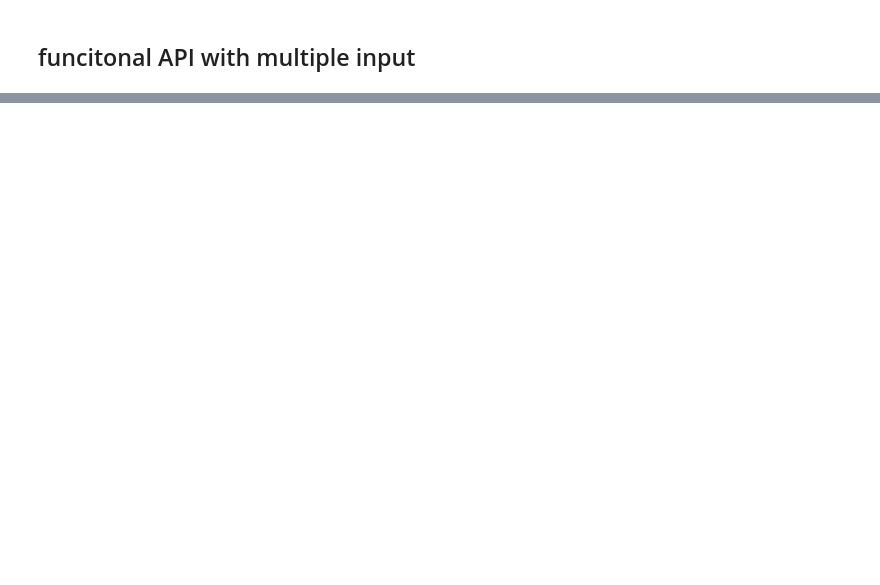
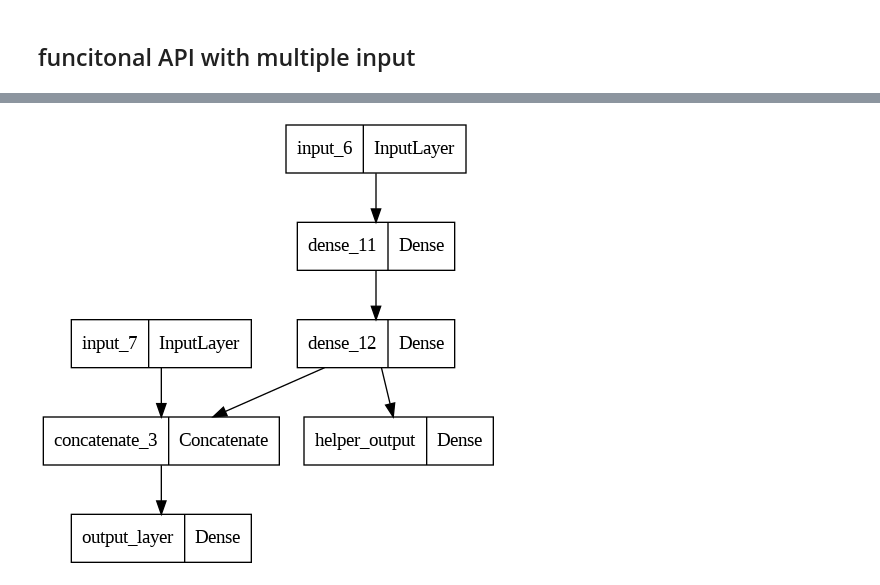
Before and after one commit to amirgarsha/ann_MK, a Jupyter notebook: MK_ann_regression.ipynb, the cells around one changed output, grey strips where cells are left out. Cells and saved outputs as stored; diff of their text form; code cells hidden in the pictures; blank space fills up the shorter version.

```diff
--- a/MK_ann_regression.ipynb
+++ b/MK_ann_regression.ipynb
@@ -202,0 +205,9 @@ Epoch 30/30
+# %%
+input_layer_1 = keras.layers.Input(shape=[6])
+input_layer_2 = keras.layers.Input(shape=[4])
+hidden_layer_1 = keras.layers.Dense(50, activation="relu")(input_layer_1)
+hidden_layer_2 = keras.layers.Dense(10, activation="relu")(hidden_layer_1)
+concatenation_layer = keras.layers.Concatenate()([input_layer_2, hidden_layer_2])
+output_layer = keras.layers.Dense(1, name="output_layer")(concatenation_layer)
+helper_output = keras.layers.Dense(1,name = "helper_output")(hidden_layer_2)
+model_multiple_output = keras.Model(inputs=[input_layer_1, input_layer_2], outputs=[output_layer, helper_output])
@@ -202,0 +234,4 @@ Epoch 30/30
+# %%
+keras.utils.plot_model(model_multiple_output, "multiple_model.png")
+# %% [output]
+[figure, added]
```
Also changed, not shown: parts of 11 cells of this notebook.
